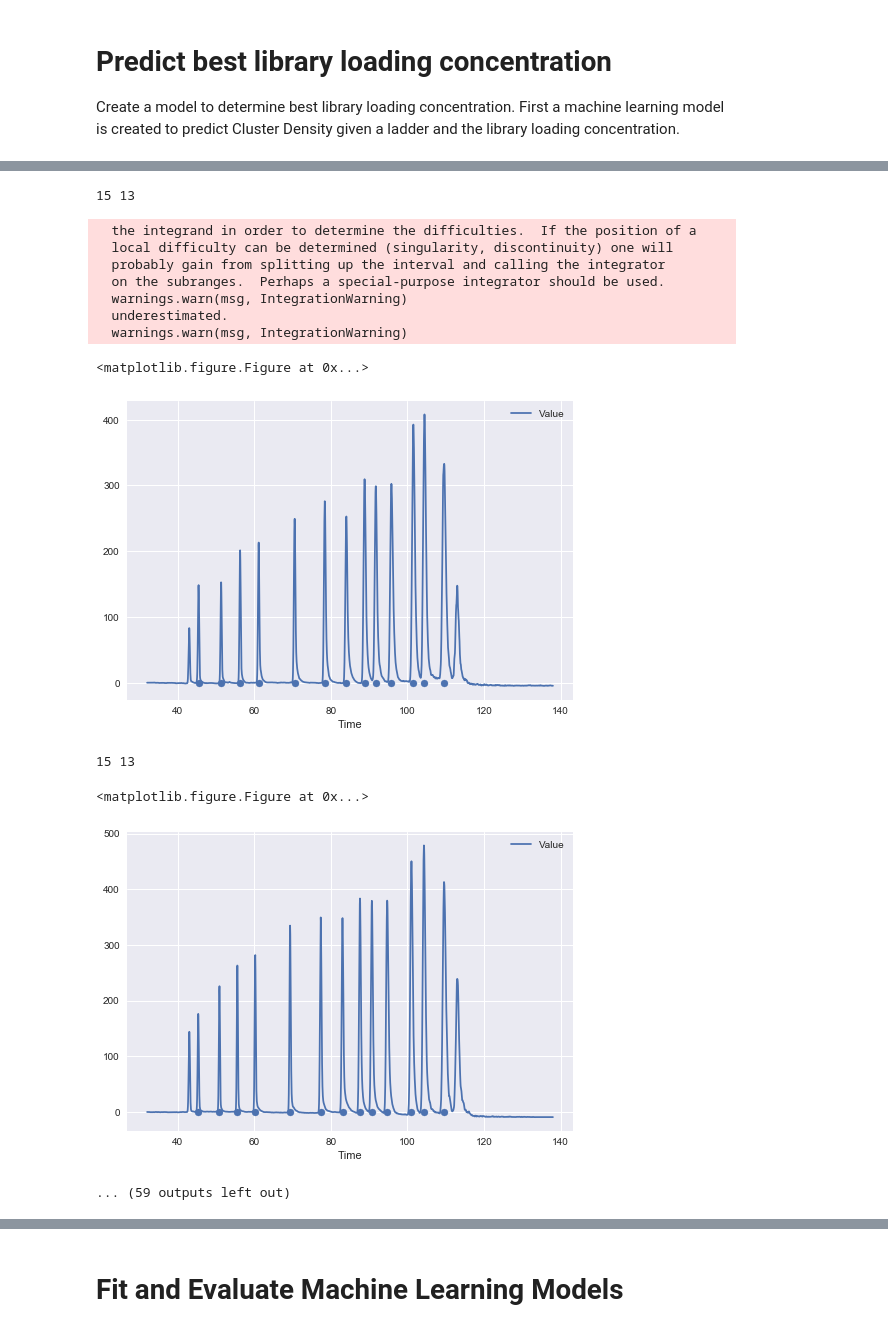
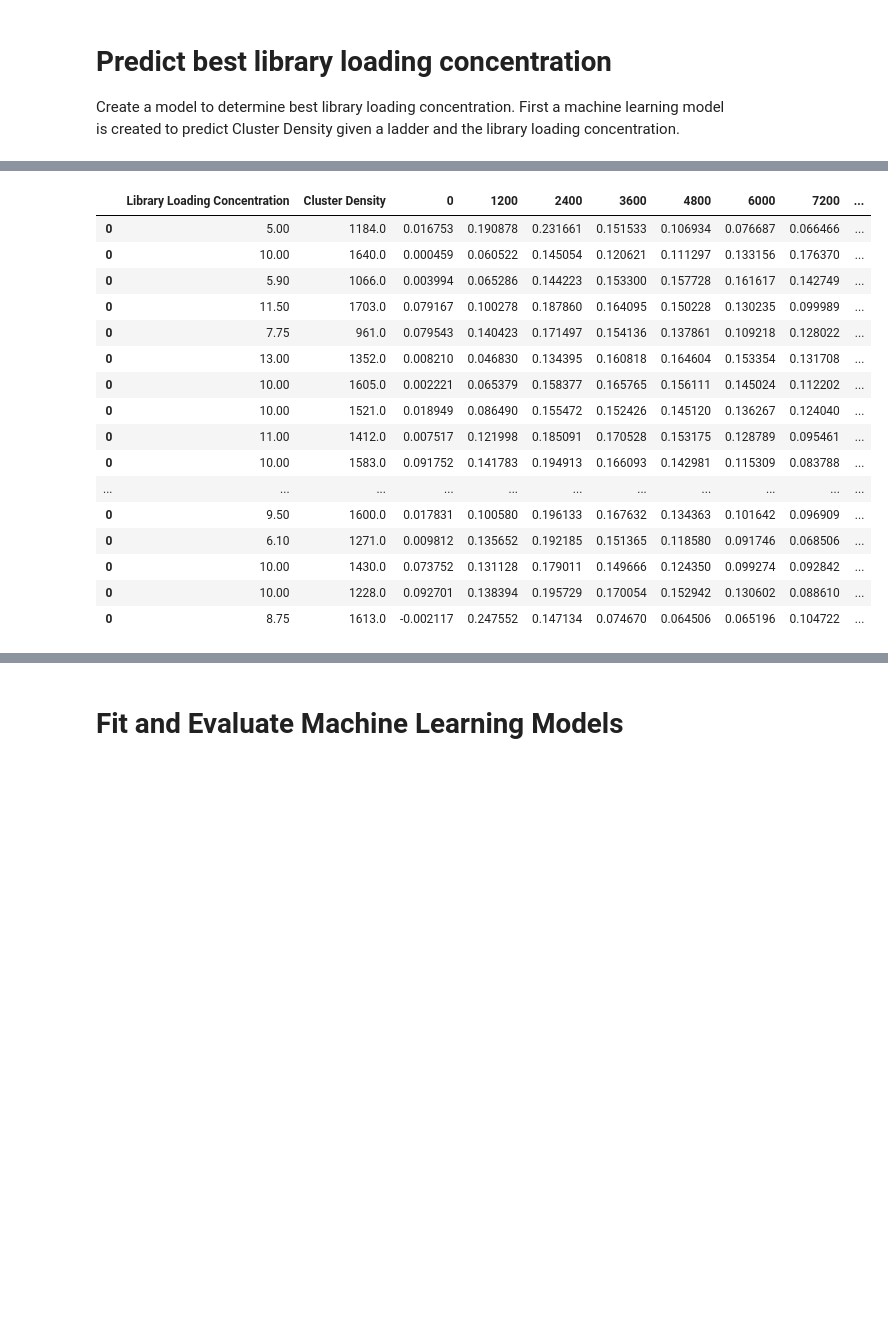
Before and after one commit to JBEI/library_loading_concentration_prediction, a Jupyter notebook: ClusterDensityPrediction.ipynb, the cells around one changed output, grey strips where cells are left out. Saved outputs shown, nothing was run; the diff lists cells and outputs as text; code cells hidden in the pictures; blank space fills up the shorter version.

```diff
--- a/ClusterDensityPrediction.ipynb
+++ b/ClusterDensityPrediction.ipynb
@@ -59,6 +75,9 @@ def aproximate_sequence(df,n=100,start=0,stop=15000):
     bps = int_lims[:-1]
 
     return state,bps
+
+def extract_features(df):
+    pass
 
 
 def find_peaks(df,test=False):
@@ -86,7 +105,22 @@ def find_peaks(df,test=False):
 
     return peak_times,peak_bps
 
+def normalize_peak(df,start_bp=500,end_bp=11000):
 
+    #Subtract out Noise Floor
+    noise_floor = np.mean(df['Value'].tail(20))
+    df['Value'] -= noise_floor
+    df.loc[df['Value']<0,'Value']=0
+
+    #Select only important segment
+    LIBRARY_SEGMENT = (df['base pairs'] > start_bp) & (df['base pairs'] < end_bp)
+    df = df.loc[LIBRARY_SEGMENT]
+
+    #Normalize Values to have an area under the curve of 1
+    area = np.trapz(df['Value'],x=df['base pairs'])
+    df['Value'] /= area
+
+    return df
 
 def load_data(file_id):
     """load bioanalyzer data from a set of two csvs. Return a pandas series."""
@@ -99,6 +133,9 @@ def load_data(file_id):
             peak_times,peak_bps = find_peaks(ladder_df,test=test)
             #print(peak_times,peak_bps)
             #print(len(peak_times),len(peak_bps))
+            if len(peak_times) != len(peak_bps):
+                return None
+
             time_to_bps = interp1d(peak_times,peak_bps,fill_value='extrapolate',kind='slinear')
 
         #Load Sample Data
@@ -111,8 +148,19 @@ def load_data(file_id):
         #plt.plot(np.arange(0,120),np.vectorize(time_to_bps)(np.arange(0,120)))
         #plt.show()
 
+    llc = sample_df['Library Loading Concentration (pM)'].values[0]
+    cluster_density = sample_df['Cluster Density (K/mm^2)'].values[0]
+    sample_df = sample_df.loc[:,sample_df.columns.isin(['Time','Value','base pairs'])]
+
+    #Normalize Peak
+    sample_df = normalize_peak(sample_df)
+
     #Plot Base Pairs Vs Values
+    #sample_df['logbp'] = np.log10(sample_df['base pairs'])
     #sample_df.plot('base pairs','Value')
+    #plt.show()
+
+    #sample_df.plot('logbp','Value')
     #plt.show()
 
     #sample_df.plot('Time','Value')
@@ -121,33 +169,28 @@ def load_data(file_id):
     #sample_df.plot('Time','base pairs')
     #plt.show()
 
-    state,bps = aproximate_sequence(sample_df,n=20,stop=2000)
+    #display(sample_df)
+    state,bps = aproximate_sequence(sample_df,n=10,stop=12000)
 
     #Create df
     columns = ['Library Loading Concentration','Cluster Density'] + [str(int(bp)) for bp in bps]
-    data = [[sample_df['Library Loading Concentration (pM)'].values[0]*100,sample_df['Cluster Density (K/mm^2)'].values[0]] + state]
+    data = [[llc,cluster_density] + state]
 
-    #print(len(data),data)
-    #print(len(columns),columns)
     state_df = pd.DataFrame(data,columns=columns)
-    #display(state_df)
 
     return state_df
 
 
 df = None
 for file_id in unique_file_ids:
-    try:
-        state_df = load_data(file_id)
+    #print(file_id)
+    state_df = load_data(file_id)
+    if state_df is not None:
         if df is None:
             df = state_df
         else:
             df = df.append(state_df)
 
-        #display(df)
-        #Merge Series Into Data Frame
-    except:
-        pass
 display(df)
 display(df.corr(method='pearson', min_periods=1))
 # %% [output]
@@ -159,14 +208,17 @@ display(df.corr(method='pearson', min_periods=1))
-15 13
-  the integrand in order to determine the difficulties.  If the position of a
-  local difficulty can be determined (singularity, discontinuity) one will
-  probably gain from splitting up the interval and calling the integrator
-  on the subranges.  Perhaps a special-purpose integrator should be used.
-  warnings.warn(msg, IntegrationWarning)
-  underestimated.
-  warnings.warn(msg, IntegrationWarning)
-<matplotlib.figure.Figure at 0x...>
-[figure, removed]
-15 13
-<matplotlib.figure.Figure at 0x...>
-[figure, removed]
-... (59 outputs left out)
+|  | Library Loading Concentration | Cluster Density | 0 | 1200 | 2400 | 3600 | 4800 | 6000 | 7200 | ... |
+| 0 | 5.00 | 1184.0 | 0.016753 | 0.190878 | 0.231661 | 0.151533 | 0.106934 | 0.076687 | 0.066466 | ... |
+| 0 | 10.00 | 1640.0 | 0.000459 | 0.060522 | 0.145054 | 0.120621 | 0.111297 | 0.133156 | 0.176370 | ... |
+| 0 | 5.90 | 1066.0 | 0.003994 | 0.065286 | 0.144223 | 0.153300 | 0.157728 | 0.161617 | 0.142749 | ... |
+| 0 | 11.50 | 1703.0 | 0.079167 | 0.100278 | 0.187860 | 0.164095 | 0.150228 | 0.130235 | 0.099989 | ... |
+| 0 | 7.75 | 961.0 | 0.079543 | 0.140423 | 0.171497 | 0.154136 | 0.137861 | 0.109218 | 0.128022 | ... |
+| 0 | 13.00 | 1352.0 | 0.008210 | 0.046830 | 0.134395 | 0.160818 | 0.164604 | 0.153354 | 0.131708 | ... |
+| 0 | 10.00 | 1605.0 | 0.002221 | 0.065379 | 0.158377 | 0.165765 | 0.156111 | 0.145024 | 0.112202 | ... |
+| 0 | 10.00 | 1521.0 | 0.018949 | 0.086490 | 0.155472 | 0.152426 | 0.145120 | 0.136267 | 0.124040 | ... |
+| 0 | 11.00 | 1412.0 | 0.007517 | 0.121998 | 0.185091 | 0.170528 | 0.153175 | 0.128789 | 0.095461 | ... |
+| 0 | 10.00 | 1583.0 | 0.091752 | 0.141783 | 0.194913 | 0.166093 | 0.142981 | 0.115309 | 0.083788 | ... |
+| ... | ... | ... | ... | ... | ... | ... | ... | ... | ... | ... |
+| 0 | 9.50 | 1600.0 | 0.017831 | 0.100580 | 0.196133 | 0.167632 | 0.134363 | 0.101642 | 0.096909 | ... |
+| 0 | 6.10 | 1271.0 | 0.009812 | 0.135652 | 0.192185 | 0.151365 | 0.118580 | 0.091746 | 0.068506 | ... |
+| 0 | 10.00 | 1430.0 | 0.073752 | 0.131128 | 0.179011 | 0.149666 | 0.124350 | 0.099274 | 0.092842 | ... |
+| 0 | 10.00 | 1228.0 | 0.092701 | 0.138394 | 0.195729 | 0.170054 | 0.152942 | 0.130602 | 0.088610 | ... |
+| 0 | 8.75 | 1613.0 | -0.002117 | 0.247552 | 0.147134 | 0.074670 | 0.064506 | 0.065196 | 0.104722 | ... |
```
Also changed, not shown: parts of 7 cells of this notebook, 2 other files.
